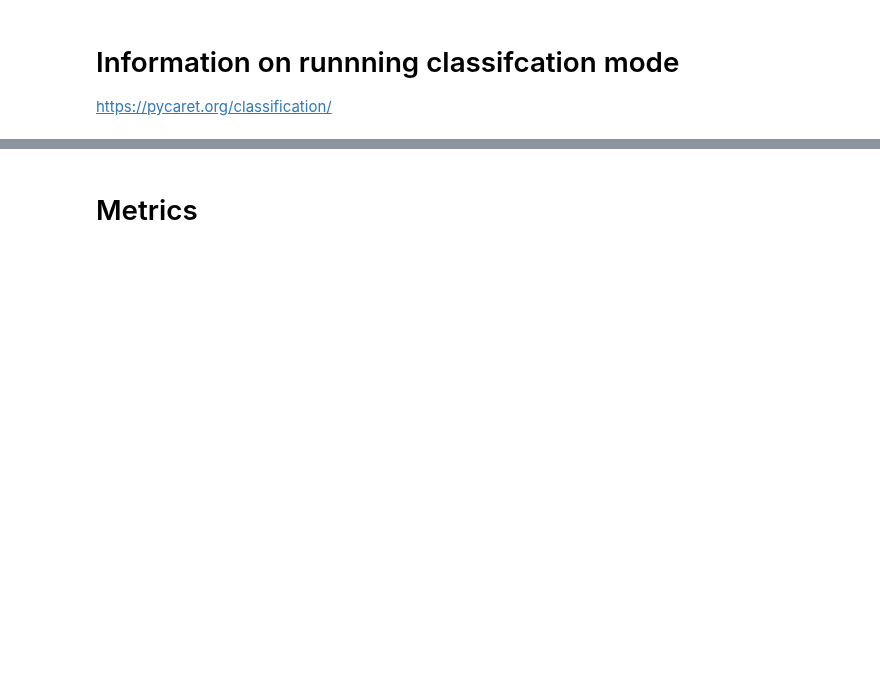
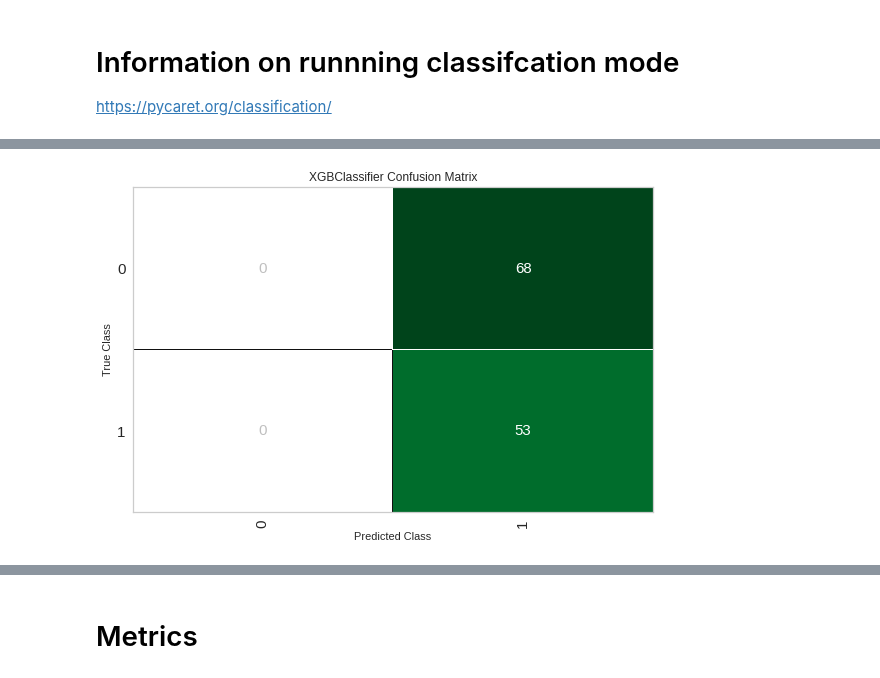
Before and after one commit to CianOSull/AutoML_With_SA_FYP_2021, a Jupyter notebook: MainNotebook.ipynb, the cells around one changed output, grey strips where cells are left out. Cells and saved outputs as stored; diff of their text form; code cells hidden in the pictures; blank space fills up the shorter version.

```diff
--- a/MainNotebook.ipynb
+++ b/MainNotebook.ipynb
@@ -359,0 +269,10 @@ best = compare_models(sort = 'AUC')
+# %%
+print("Creating Fit the model")
+print("="*50)
+start = time.time()
+xgb = create_model('xgboost')
+end = time.time()
+print("="*50)
+print("Model Fitting Finished")
+print(f"Execution time is {end - start} secs")
+print("="*50)
@@ -359,0 +297,4 @@ best = compare_models(sort = 'AUC')
+# %%
+plot_model(estimator = xgb, plot = 'confusion_matrix')
+# %% [output]
+[figure, added]
```
Also changed, not shown: parts of 39 cells of this notebook.
